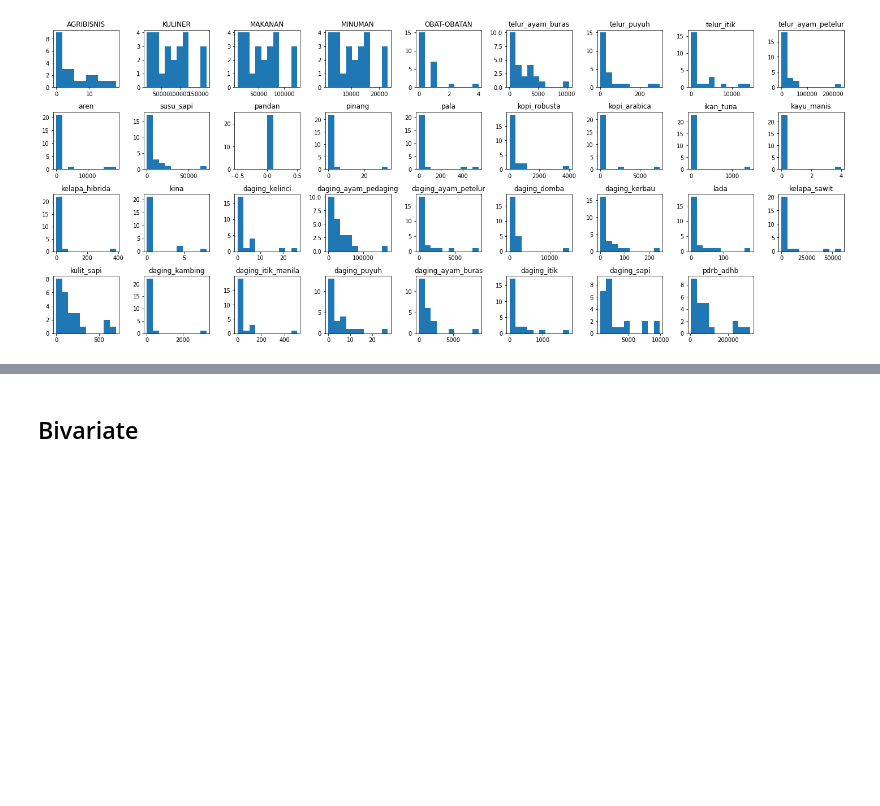
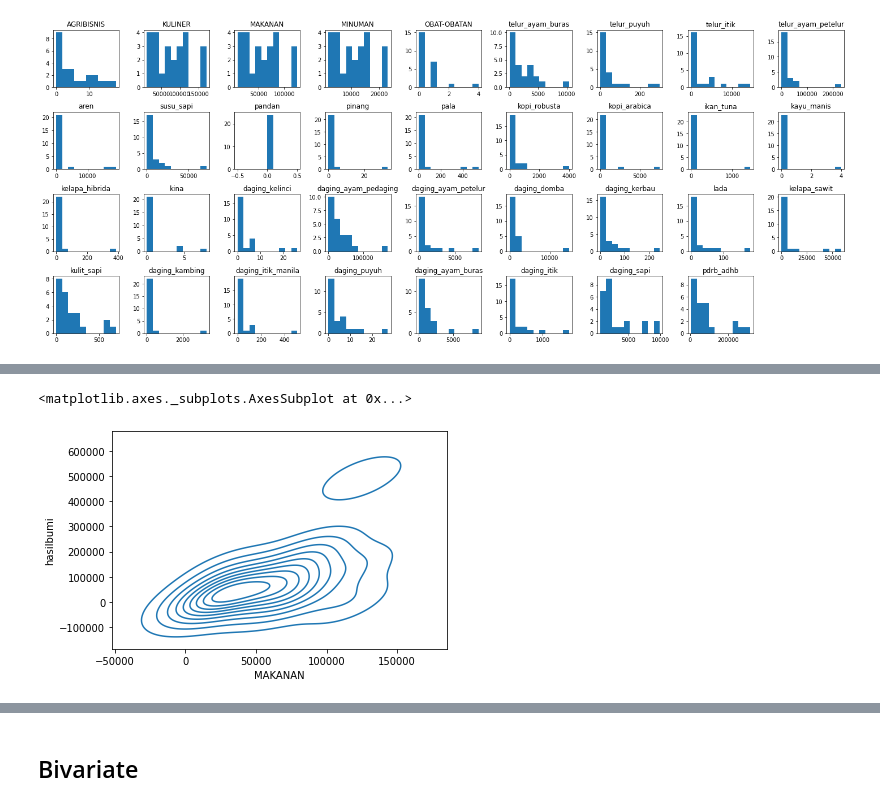
Before and after one commit to rampagezero/Project-TSDN, a Jupyter notebook: UMKM dan Hasil Bumi (1) (1).ipynb, the cells around one changed output, grey strips where cells are left out. Saved outputs shown, nothing was run; the diff lists cells and outputs as text; code cells hidden in the pictures; blank space fills up the shorter version.

```diff
--- a/UMKM dan Hasil Bumi (1) (1).ipynb
+++ b/UMKM dan Hasil Bumi (1) (1).ipynb
@@ -409,0 +423,5 @@ dfgambar=dfgambar.iloc[:,0:6].join(dfgambar['hasilbumi'])
+# %%
+sns.kdeplot(dfgambar['MAKANAN'],dfgambar['hasilbumi'])
+# %% [output]
+<matplotlib.axes._subplots.AxesSubplot at 0x...>
+[figure, added]
```
Also changed, not shown: parts of 2 cells of this notebook.
